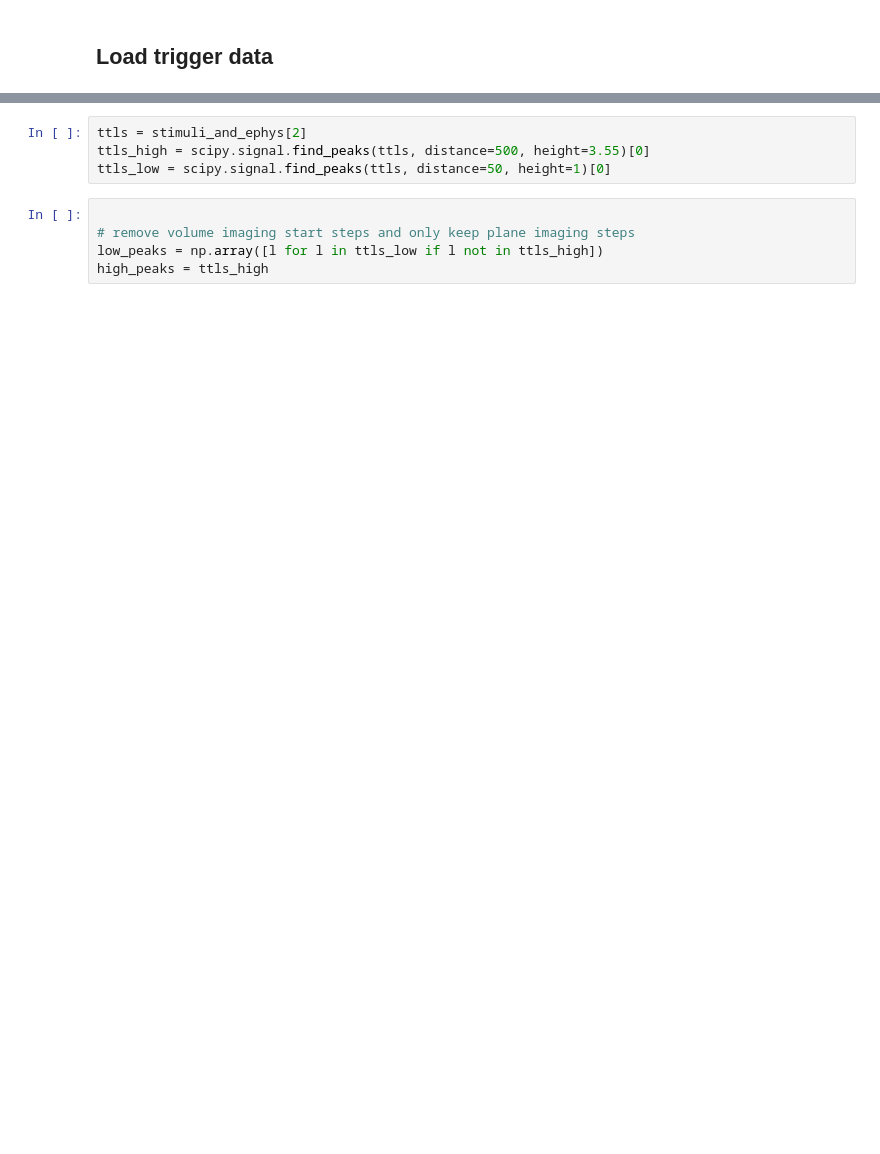
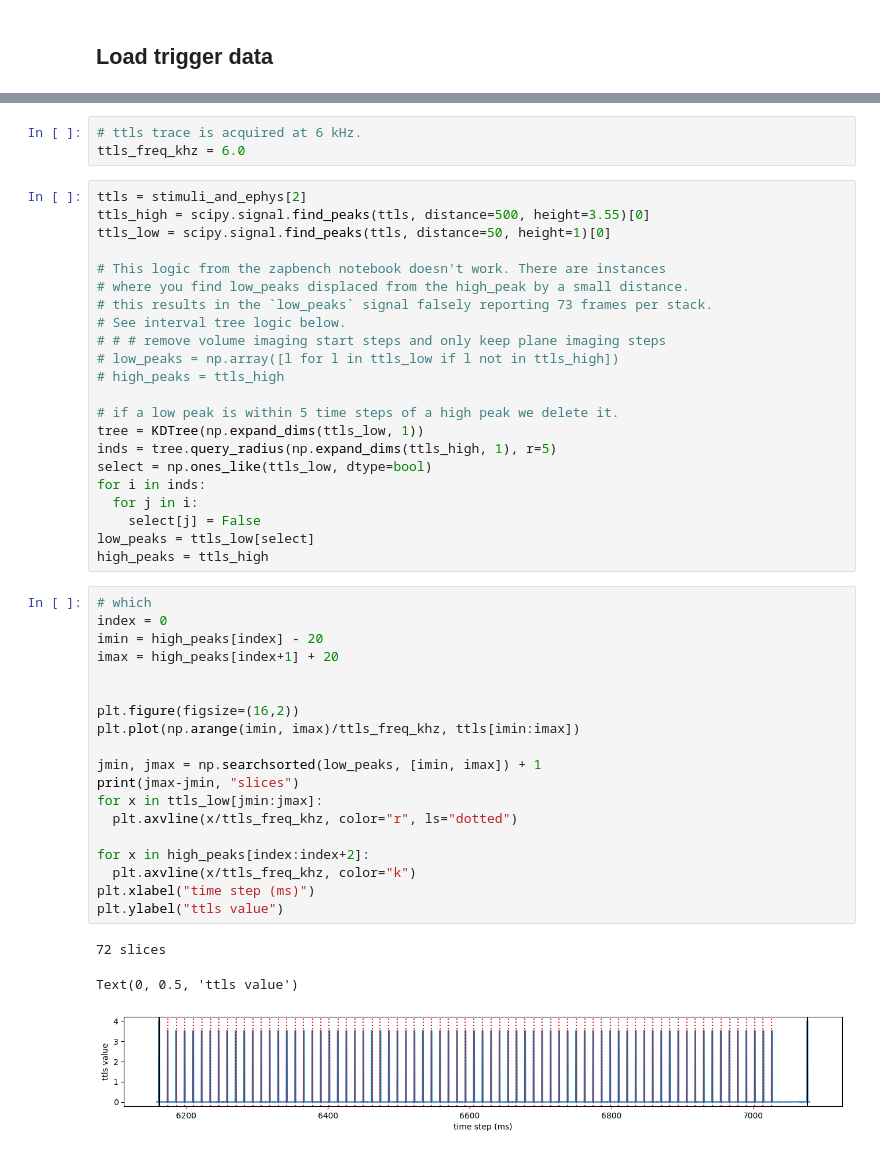
Before and after one commit to vijk777/zapbench, a Jupyter notebook: processing/generate_high_res_activity.ipynb, the cells around one changed output, grey strips where cells are left out. Drawn from its saved outputs; the diff is of its cells as text; blank space fills up the shorter version.

Commit message:
feat: add timestamps to slices

```diff
--- a/processing/generate_high_res_activity.ipynb
+++ b/processing/generate_high_res_activity.ipynb
@@ -19,10 +23,49 @@ with open('./stimuli_and_ephys.10chFlt', 'rb') as f:
   stimuli_and_ephys = load_stimuli_and_ephys(f)
+# %%
+# ttls trace is acquired at 6 kHz.
+ttls_freq_khz = 6.0
 # %%
 ttls = stimuli_and_ephys[2]
 ttls_high = scipy.signal.find_peaks(ttls, distance=500, height=3.55)[0]
 ttls_low = scipy.signal.find_peaks(ttls, distance=50, height=1)[0]
+
+# This logic from the zapbench notebook doesn't work. There are instances
+# where you find low_peaks displaced from the high_peak by a small distance.
+# this results in the `low_peaks` signal falsely reporting 73 frames per stack.
+# See interval tree logic below.
+# # # remove volume imaging start steps and only keep plane imaging steps
+# low_peaks = np.array([l for l in ttls_low if l not in ttls_high])
+# high_peaks = ttls_high
+
+# if a low peak is within 5 time steps of a high peak we delete it.
+tree = KDTree(np.expand_dims(ttls_low, 1))
+inds = tree.query_radius(np.expand_dims(ttls_high, 1), r=5)
+select = np.ones_like(ttls_low, dtype=bool)
+for i in inds:
+  for j in i:
+    select[j] = False
+low_peaks = ttls_low[select]
+high_peaks = ttls_high
-# %%
-
-# remove volume imaging start steps and only keep plane imaging steps
-low_peaks = np.array([l for l in ttls_low if l not in ttls_high])
-high_peaks = ttls_high
+# %%
+# which
+index = 0
+imin = high_peaks[index] - 20
+imax = high_peaks[index+1] + 20
+
+
+plt.figure(figsize=(16,2))
+plt.plot(np.arange(imin, imax)/ttls_freq_khz, ttls[imin:imax])
+
+jmin, jmax = np.searchsorted(low_peaks, [imin, imax]) + 1
+print(jmax-jmin, "slices")
+for x in ttls_low[jmin:jmax]:
+  plt.axvline(x/ttls_freq_khz, color="r", ls="dotted")
+
+for x in high_peaks[index:index+2]:
+  plt.axvline(x/ttls_freq_khz, color="k")
+plt.xlabel("time step (ms)")
+plt.ylabel("ttls value")
+# %% [output]
+72 slices
+Text(0, 0.5, 'ttls value')
+[figure, added]
```
Also changed, not shown: parts of 23 cells of this notebook, 1 other file.
